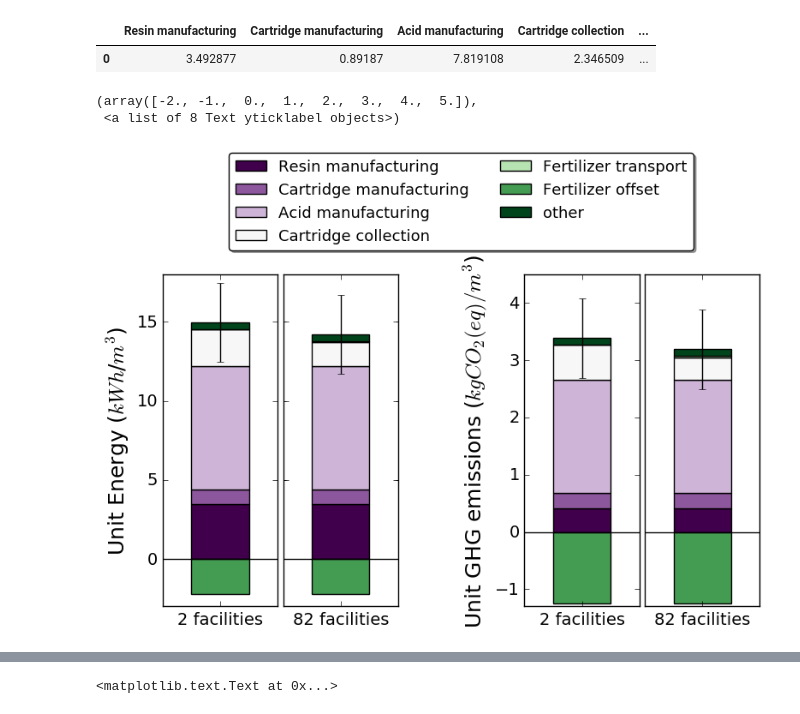
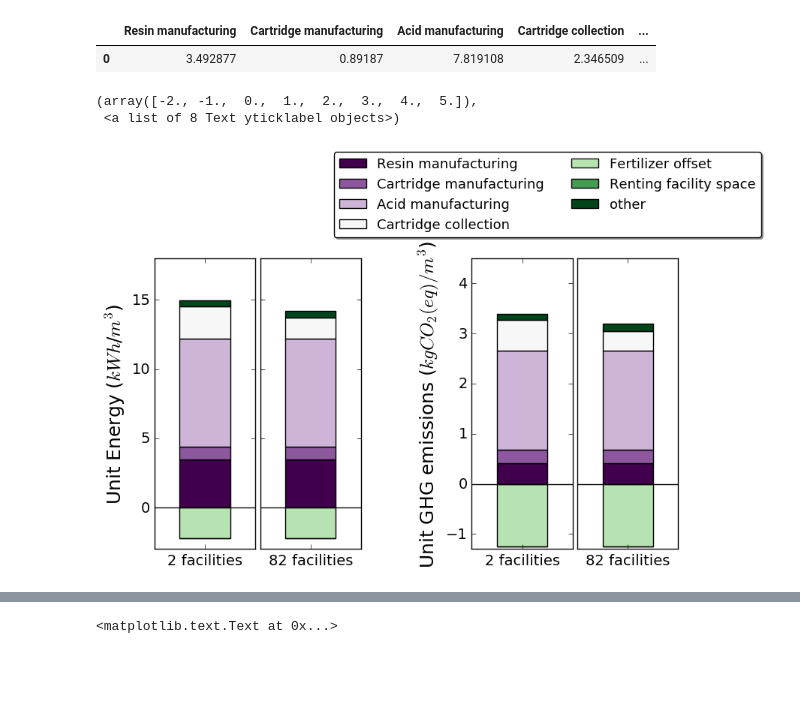
Before and after one commit to okavvada/Urine-Project, a Jupyter notebook: Plot_LCA_model.ipynb, the cells around one changed output, grey strips where cells are left out. Cells and saved outputs as stored; diff of their text form; code cells hidden in the pictures; blank space fills up the shorter version.

Commit message:
plot one legend

```diff
--- a/Plot_LCA_model.ipynb
+++ b/Plot_LCA_model.ipynb
@@ -87,21 +87,33 @@ Result_COST_m3_plot = Result_COST_m3.drop('sum',1).drop('n_facilities',1).drop('
 # %%
 Result_Energy_m3_plot['other'] = (Result_Energy_m3_plot['Material transport'] + Result_Energy_m3_plot['Tank manufacturing'] +
                                  Result_Energy_m3_plot['Pump manufacturing']+Result_Energy_m3_plot['Bottling']+Result_Energy_m3_plot['Pump operation']+
-                                 Result_Energy_m3_plot['Trucks manufacturing'])
+                                 Result_Energy_m3_plot['Trucks manufacturing']+Result_Energy_m3_plot['Fertilizer transport'])
 Result_GHG_m3_plot['other'] = (Result_GHG_m3_plot['Material transport'] + Result_GHG_m3_plot['Tank manufacturing'] +
                                  Result_GHG_m3_plot['Pump manufacturing']+Result_GHG_m3_plot['Bottling']+Result_GHG_m3_plot['Pump operation']+
-                              Result_GHG_m3_plot['Trucks manufacturing'])
+                              Result_GHG_m3_plot['Trucks manufacturing']+Result_GHG_m3_plot['Fertilizer transport'])
 Result_COST_m3_plot['other'] = (Result_COST_m3_plot['Material transport'] + Result_COST_m3_plot['Tank manufacturing'] +
-                                 Result_COST_m3_plot['Pump manufacturing']+ Result_COST_m3_plot['Fertilizer transport']+
+                                 Result_COST_m3_plot['Pump manufacturing']+
                                 Result_COST_m3_plot['Bottling']+Result_COST_m3_plot['Pump operation']+
-                               Result_COST_m3_plot['Trucks manufacturing']+Result_COST_m3_plot['Cartridge manufacturing'])
+                               Result_COST_m3_plot['Trucks manufacturing']+Result_COST_m3_plot['Fertilizer transport'])
 
 Result_Energy_m3_plot = Result_Energy_m3_plot.drop(['Unnamed: 0','Material transport', 'Tank manufacturing',
-                                                   'Pump manufacturing','Bottling', 'Pump operation', 'Trucks manufacturing'] , 1)
+                                                   'Pump manufacturing','Bottling', 'Pump operation', 'Fertilizer transport','Trucks manufacturing'] , 1)
 Result_GHG_m3_plot = Result_GHG_m3_plot.drop(['Unnamed: 0','Material transport', 'Tank manufacturing',
-                                                   'Pump manufacturing','Bottling', 'Pump operation', 'Trucks manufacturing'] , 1)
+                                                   'Pump manufacturing','Bottling', 'Pump operation', 'Fertilizer transport','Trucks manufacturing'] , 1)
 Result_COST_m3_plot = Result_COST_m3_plot.drop(['Unnamed: 0','Material transport', 'Tank manufacturing',
-                                                   'Pump manufacturing', 'Fertilizer transport','Bottling', 'Pump operation', 'Trucks manufacturing','Cartridge manufacturing'] , 1)
+                                                   'Pump manufacturing', 'Bottling', 'Pump operation','Fertilizer transport', 'Trucks manufacturing'] , 1)
+# %%
+Result_Energy_m3_plot['Renting facility space'] = 0
+Result_GHG_m3_plot['Renting facility space'] = 0
+# %%
+Result_COST_m3_plot['Renting facility space '] = Result_COST_m3_plot['Renting facility space']
+Result_COST_m3_plot = Result_COST_m3_plot.drop(['Renting facility space'] , 1)
+Result_COST_m3_plot['other '] = Result_COST_m3_plot['other']
+Result_COST_m3_plot = Result_COST_m3_plot.drop(['other'] , 1)
+Result_Energy_m3_plot['other '] = Result_Energy_m3_plot['other']
+Result_Energy_m3_plot = Result_Energy_m3_plot.drop(['other'] , 1)
+Result_GHG_m3_plot['other '] = Result_GHG_m3_plot['other']
+Result_GHG_m3_plot = Result_GHG_m3_plot.drop(['other'] , 1)
 # %%
 Result_Energy_m3_plot_low = (Result_Energy_m3_plot[0:1])
 Result_GHG_m3_plot_low = Result_GHG_m3_plot[0:1]
@@ -142,35 +154,35 @@ a.set_xticklabels(Result_Energy_m3_plot_low['number_facilities'],fontsize = 14,
 plt.axhline(y=0, linewidth=1, color = 'k')
 plt.yticks(fontsize=14)
 plt.ylim(-3, 18)
 plt.ylabel('Unit Energy ($kWh$/$m^3$)',fontsize=18)
 ax = fig.add_subplot(1,5, 2)
 c=Result_Energy_m3_plot_high.plot(kind='bar', stacked = True, ax=ax, sharey=True, legend=False,colormap='PRGn', yerr=energy_errors_2)
 c.set_xticklabels(Result_Energy_m3_plot_high['number_facilities'],fontsize = 14, rotation = 0)
 plt.ylim(-3, 18)
 plt.axhline(y=0, linewidth=1, color = 'k')
 plt.yticks(fontsize=14)
 ax = fig.add_subplot(1,5, 4)
 b=Result_GHG_m3_plot_low.plot(kind='bar', stacked = True, ax=ax, legend=False,colormap='PRGn', yerr=ghg_errors_1)
 b.set_xticklabels(Result_GHG_m3_plot_low['number_facilities'],fontsize = 14, rotation = 0)
 plt.yticks(fontsize=14)
 plt.ylim(-1.3, 4.5)
 plt.axhline(y=0, linewidth=1, color = 'k')
 plt.ylabel('Unit GHG emissions ($kgCO_2(eq)/m^3$)',fontsize=18)
-a.legend(loc='lower center', bbox_to_anchor=(2.6, 1.05),ncol=2, fancybox=True, shadow=True,fontsize=13)
+a.legend(loc='lower center', bbox_to_anchor=(3.9, 1.05),ncol=2, fancybox=True, shadow=True,fontsize=13)
 ax = fig.add_subplot(1,5, 5)
 d=Result_GHG_m3_plot_high.plot(kind='bar', stacked = True, ax=ax, legend=False,colormap='PRGn', yerr=ghg_errors_2)
 d.set_xticklabels(Result_GHG_m3_plot_high['number_facilities'], fontsize = 14, rotation = 0)
 d.get_yaxis().set_visible(False)
 plt.axhline(y=0, linewidth=1, color = 'k')
 plt.ylim(-1.3, 4.5)
 #fig.tight_layout()
 plt.ylabel('Unit GHG emissions ($kgCO_2(eq)/m^3$)',fontsize=18)
 plt.subplots_adjust(left=None, bottom=None, right=None, top=None, wspace=0.05, hspace=None)
 plt.yticks(fontsize=14)
 # %% [output]
 (array([-2., -1.,  0.,  1.,  2.,  3.,  4.,  5.]),
  <a list of 8 Text yticklabel objects>)
-[figure, old version]
+[figure, new version]
 # %%
 fig = plt.figure(figsize=(7, 5))
 ax = fig.add_subplot(1,3, 1)
```
Also changed, not shown: parts of 1 cell of this notebook.
